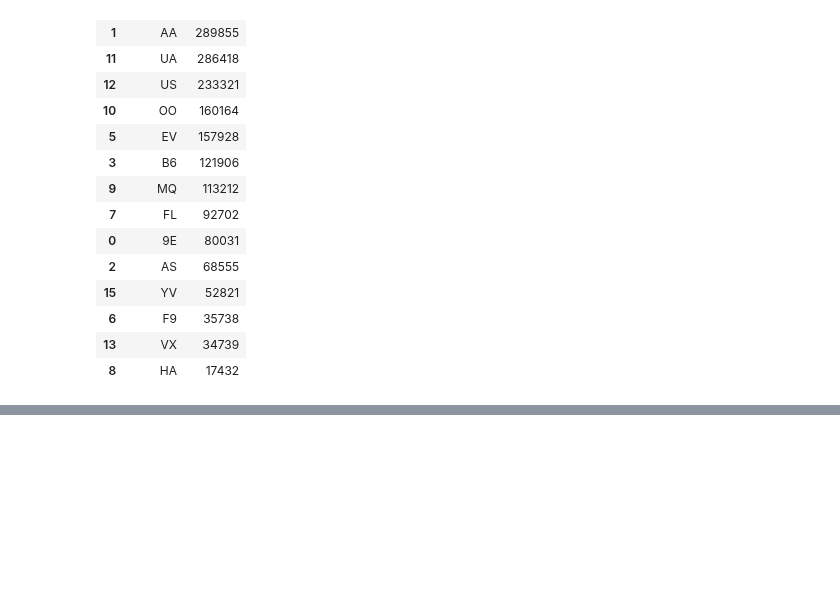
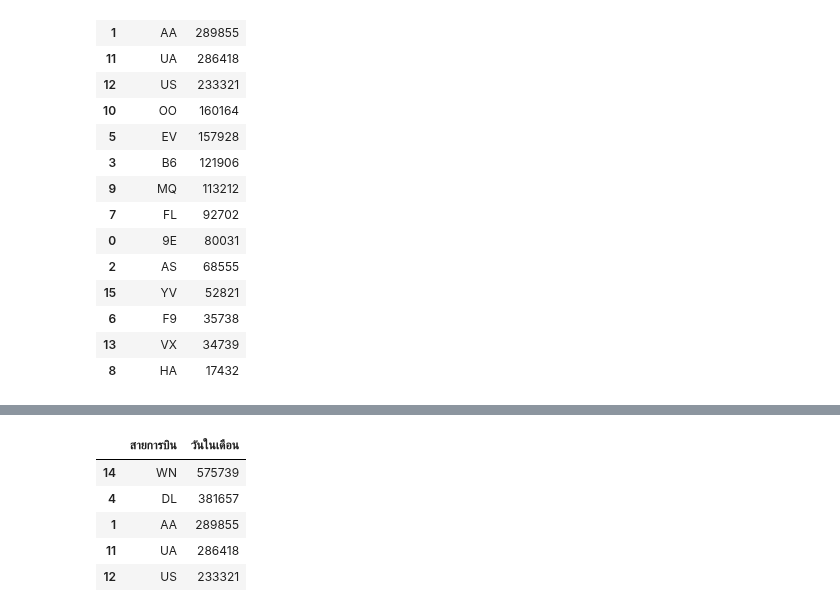
Before and after one commit to mintra-tippayaratsontorn/DWDM21, a Jupyter notebook: MiniExam.ipynb, the cells around one changed output, grey strips where cells are left out. Drawn from its saved outputs; the diff is of its cells as text; code cells hidden in the pictures; blank space fills up the shorter version.

```diff
--- a/MiniExam.ipynb
+++ b/MiniExam.ipynb
@@ -222,0 +227,4 @@ Name: 8, dtype: object
+# %%
+# จัดกลุ่มด้วย 'สายการบิน' และ count
+data_flights3 = flights.groupby('สายการบิน')[['วันในเดือน']].count()
+data_flights3
@@ -222,0 +250,4 @@ Name: 8, dtype: object
+# %%
+# reset index เพื่อเอา index ไปใช้งานต่อ
+data_flights3.reset_index(inplace=True)
+data_flights3
@@ -222,0 +294,11 @@ Name: 8, dtype: object
+# %%
+# สายการบินไหนมีเที่ยวบินมากที่สุด 5 อันดับแรก
+data_flights3_sort_max = data_flights3.sort_values(by=['วันในเดือน'],ascending=False) # groupby เลือก/จัดกลุ่ม , sort_values เรียงข้อมูลจากมากไปน้อย
+data_flights3_sort_max.iloc[:5,:]
+# %% [output]
+|  | สายการบิน | วันในเดือน |
+| 14 | WN | 575739 |
+| 4 | DL | 381657 |
+| 1 | AA | 289855 |
+| 11 | UA | 286418 |
+| 12 | US | 233321 |
```
Also changed, not shown: parts of 10 cells of this notebook.
